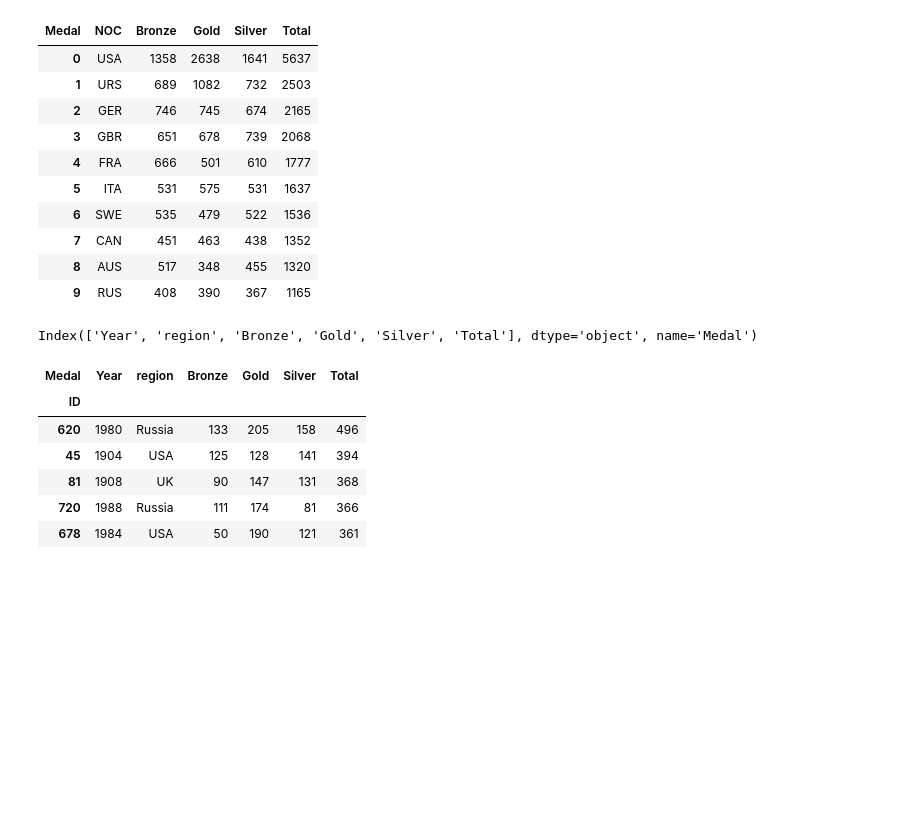
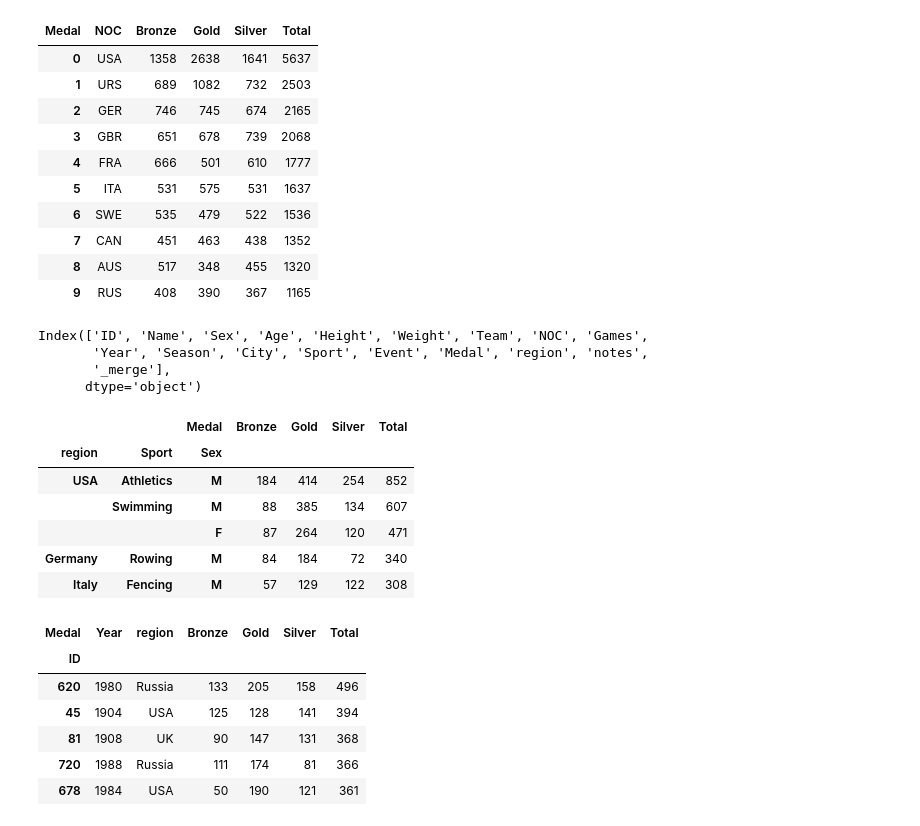
Before and after one commit to yuna-liu/Databehandling-OS-Yuna-Joachim, a Jupyter notebook: Q2_Y_temp.ipynb, the cells around one changed output. Cells and saved outputs as stored; diff of their text form; code cells hidden in the pictures; blank space fills up the shorter version.

```diff
--- a/Q2_Y_temp.ipynb
+++ b/Q2_Y_temp.ipynb
@@ -56,11 +56,25 @@ af.count_medals_test(athlete_regions, "NOC").reset_index()
 | 7 | CAN | 451 | 463 | 438 | 1352 |
 | 8 | AUS | 517 | 348 | 455 | 1320 |
 | 9 | RUS | 408 | 390 | 367 | 1165 |
+# %%
+athlete_regions.columns
+# %% [output]
+Index(['ID', 'Name', 'Sex', 'Age', 'Height', 'Weight', 'Team', 'NOC', 'Games',
+       'Year', 'Season', 'City', 'Sport', 'Event', 'Medal', 'region', 'notes',
+       '_merge'],
+      dtype='object')
 # %%
-test = af.count_medals_by_year(athlete_regions, "region")
-test.columns
+test = af.count_medals_args(athlete_regions, "region", "Sport", "Sex")
+test.reset_index()
+test.head()
 # %% [output]
-Index(['Year', 'region', 'Bronze', 'Gold', 'Silver', 'Total'], dtype='object', name='Medal')
+|  |  | Medal | Bronze | Gold | Silver | Total |
+| region | Sport | Sex |  |  |  |  |
+| USA | Athletics | M | 184 | 414 | 254 | 852 |
+|  | Swimming | M | 88 | 385 | 134 | 607 |
+|  |  | F | 87 | 264 | 120 | 471 |
+| Germany | Rowing | M | 84 | 184 | 72 | 340 |
+| Italy | Fencing | M | 57 | 129 | 122 | 308 |
 # %%
 test.index.names = ["ID"]
 test.head()
```
Also changed, not shown: 1 other file.
